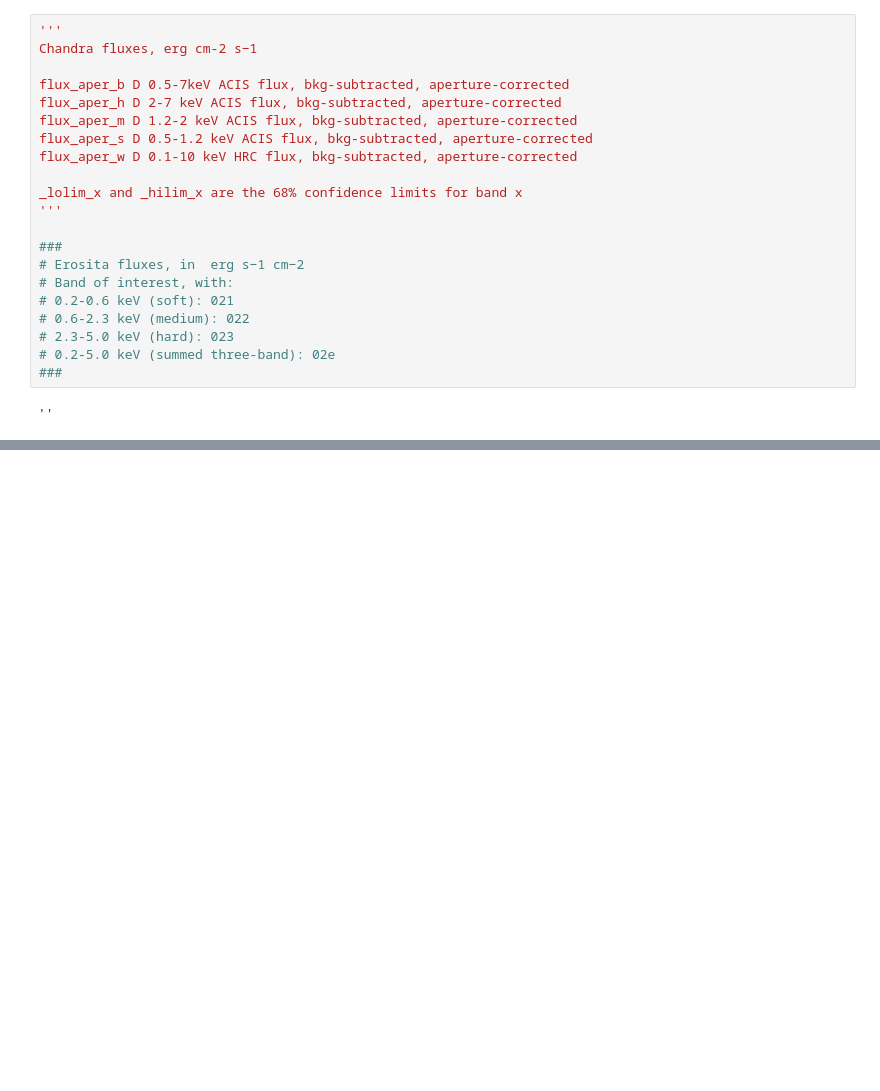
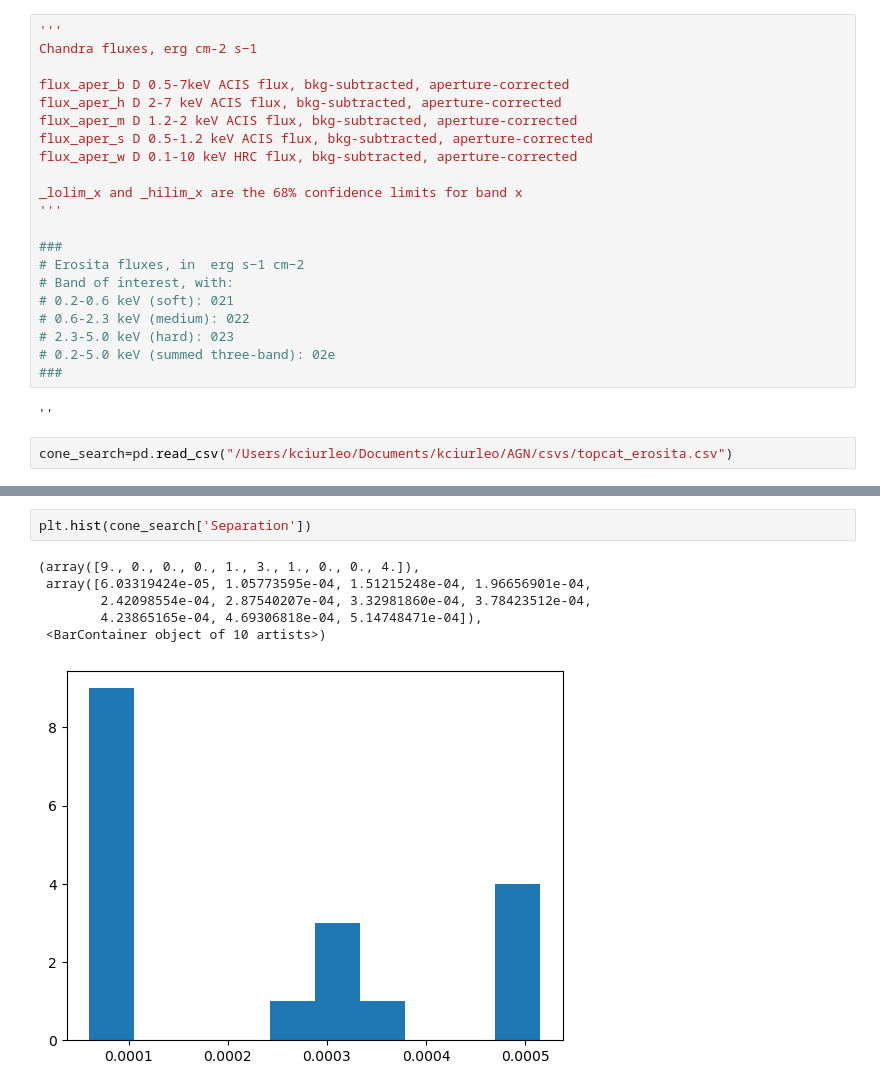
Before and after one commit to kciurleo/AGN, a Jupyter notebook: unorganized/eROSITA_stuff.ipynb, the cells around one changed output, grey strips where cells are left out. Cells and saved outputs as stored; diff of their text form; blank space fills up the shorter version.

Commit message:
histograms offsets

```diff
--- a/unorganized/eROSITA_stuff.ipynb
+++ b/unorganized/eROSITA_stuff.ipynb
@@ -41,3 +42,5 @@ _lolim_x and _hilim_x are the 68% confidence limits for band x
 ###
 # %% [output]
 ''
+# %%
+cone_search=pd.read_csv("/Users/kciurleo/Documents/kciurleo/AGN/csvs/topcat_erosita.csv")
@@ -43,0 +65,9 @@ _lolim_x and _hilim_x are the 68% confidence limits for band x
+# %%
+plt.hist(cone_search['Separation'])
+# %% [output]
+(array([9., 0., 0., 0., 1., 3., 1., 0., 0., 4.]),
+ array([6.03319424e-05, 1.05773595e-04, 1.51215248e-04, 1.96656901e-04,
+        2.42098554e-04, 2.87540207e-04, 3.32981860e-04, 3.78423512e-04,
+        4.23865165e-04, 4.69306818e-04, 5.14748471e-04]),
+ <BarContainer object of 10 artists>)
+[figure, added]
```
Also changed, not shown: parts of 3 cells of this notebook, 2 other files.
